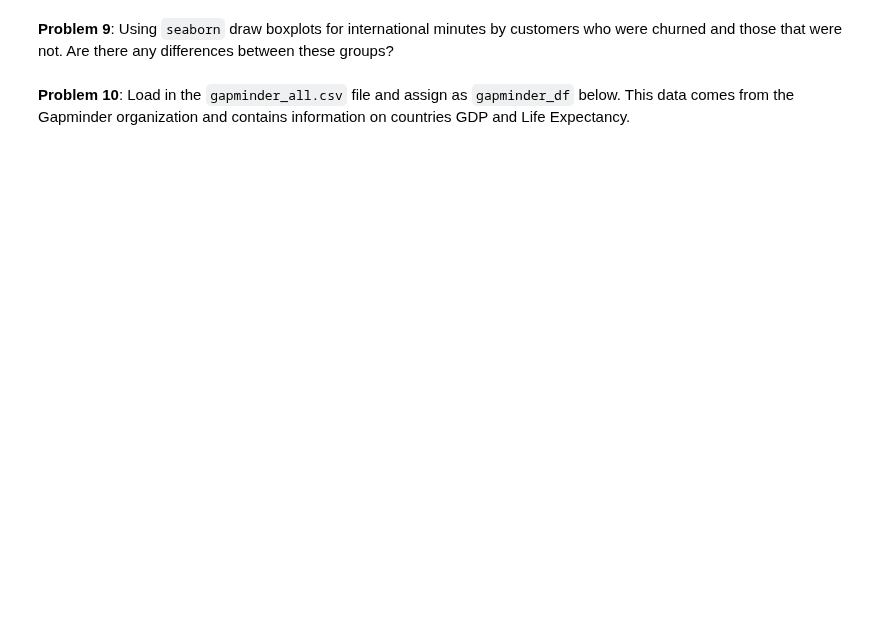
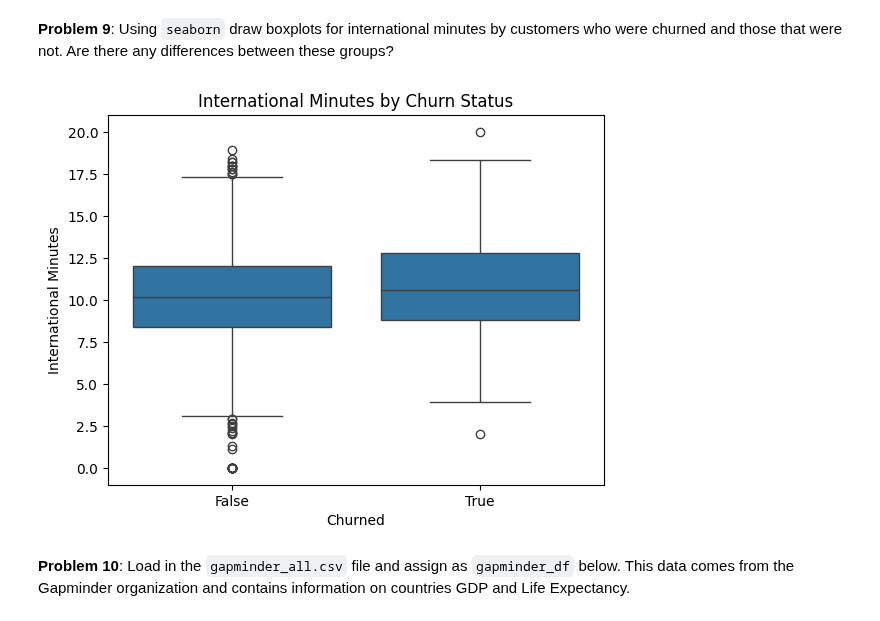
Before and after one commit to josepeon/python_dad_class, a Jupyter notebook: dad_homework_II.ipynb, the cells around one changed output. Cells and saved outputs as stored; diff of their text form; code cells hidden in the pictures; blank space fills up the shorter version.

```diff
--- a/dad_homework_II.ipynb
+++ b/dad_homework_II.ipynb
@@ -90,5 +109,13 @@ sns.barplot(x=churn[], y=churn)
 # %% [markdown]
 **Problem 9**: Using `seaborn` draw boxplots for international minutes by customers who were churned and those that were not.  Are there any differences between these groups?
+# %%
+sns.boxplot(data=churn, x='churn', y='intl_mins')
+plt.title('International Minutes by Churn Status')
+plt.xlabel('Churned')
+plt.ylabel('International Minutes')
+plt.show()
+# %% [output]
+[figure, added]
 # %% [markdown]
 **Problem 10**: Load in the `gapminder_all.csv` file and assign as `gapminder_df` below.  This data comes from the Gapminder organization and contains information on countries GDP and Life Expectancy.
 # %%
```
Also changed, not shown: parts of 9 cells of this notebook.
